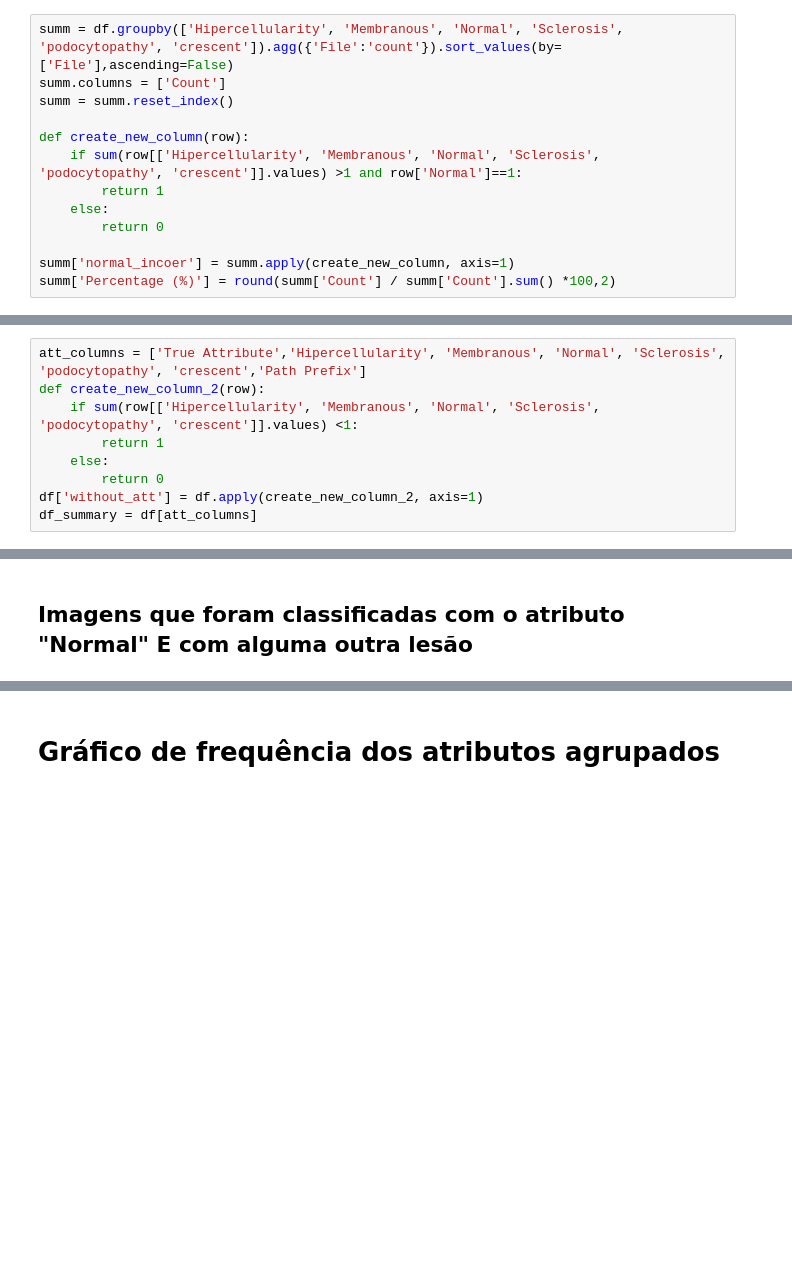
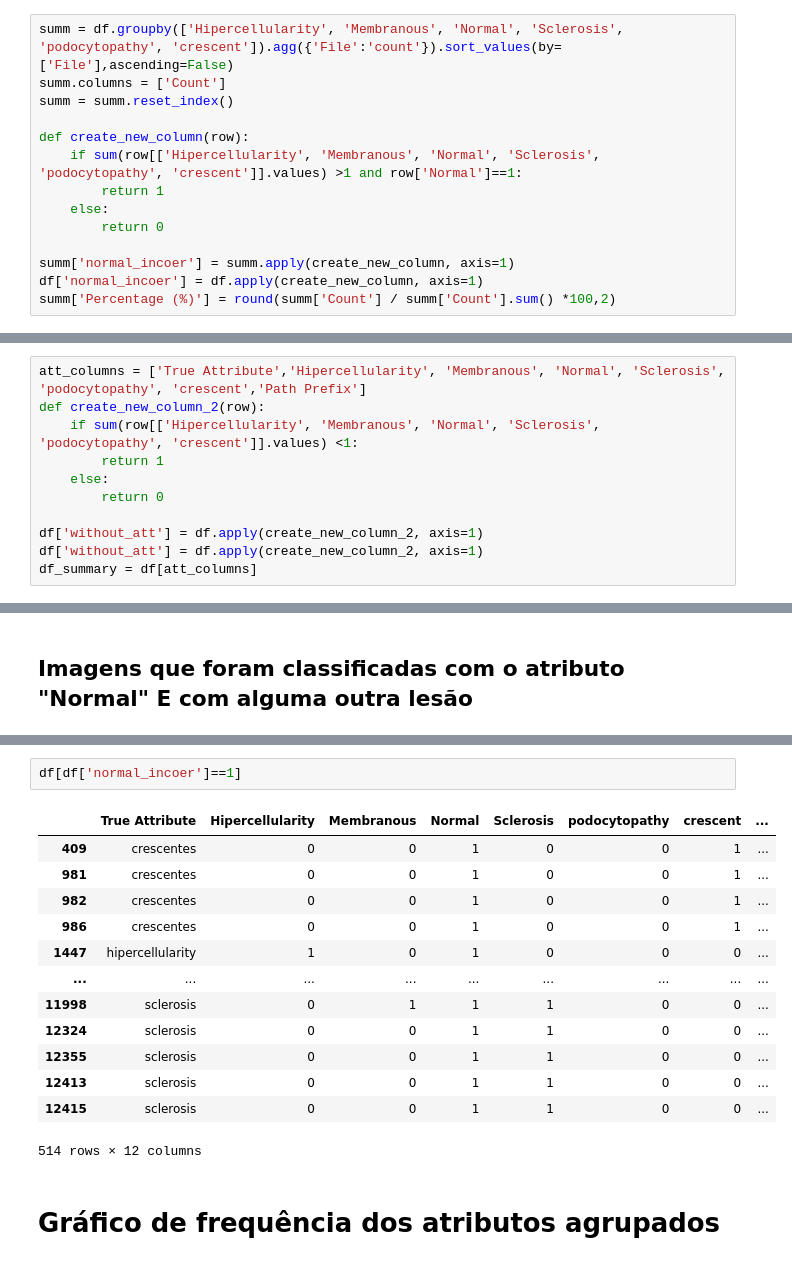
Before and after one commit to Terumo-App/terumo-model-binary-glomerulus-hypercellularity, a Jupyter notebook: notebooks/05_indexing_dataset.ipynb, the cells around one changed output, grey strips where cells are left out. Saved outputs shown, nothing was run; the diff lists cells and outputs as text; blank space fills up the shorter version.

```diff
--- a/notebooks/05_indexing_dataset.ipynb
+++ b/notebooks/05_indexing_dataset.ipynb
@@ -142,6 +142,7 @@ def create_new_column(row):
         return 0
 
 summ['normal_incoer'] = summ.apply(create_new_column, axis=1)
+df['normal_incoer'] = df.apply(create_new_column, axis=1)
 summ['Percentage (%)'] = round(summ['Count'] / summ['Count'].sum() *100,2)
 # %% [markdown]
 # Agrupamento das Top 10 combinações de Atributos Semânticos
@@ -166,6 +167,8 @@ def create_new_column_2(row):
         return 1
     else:
         return 0
+
+df['without_att'] = df.apply(create_new_column_2, axis=1)
 df['without_att'] = df.apply(create_new_column_2, axis=1)
 df_summary = df[att_columns]
 # %% [markdown]
@@ -220,6 +223,22 @@ summ[summ['normal_incoer']==1]
 | 26 | 0 | 0 | 1 | 0 | 0 | 1 | 4 | 1 | ... |
 | 28 | 0 | 1 | 1 | 0 | 1 | 0 | 2 | 1 | ... |
 | 29 | 0 | 1 | 1 | 1 | 0 | 0 | 1 | 1 | ... |
+# %%
+df[df['normal_incoer']==1]
+# %% [output]
+|  | True Attribute | Hipercellularity | Membranous | Normal | Sclerosis | podocytopathy | crescent | ... |
+| 409 | crescentes | 0 | 0 | 1 | 0 | 0 | 1 | ... |
+| 981 | crescentes | 0 | 0 | 1 | 0 | 0 | 1 | ... |
+| 982 | crescentes | 0 | 0 | 1 | 0 | 0 | 1 | ... |
+| 986 | crescentes | 0 | 0 | 1 | 0 | 0 | 1 | ... |
+| 1447 | hipercellularity | 1 | 0 | 1 | 0 | 0 | 0 | ... |
+| ... | ... | ... | ... | ... | ... | ... | ... | ... |
+| 11998 | sclerosis | 0 | 1 | 1 | 1 | 0 | 0 | ... |
+| 12324 | sclerosis | 0 | 0 | 1 | 1 | 0 | 0 | ... |
+| 12355 | sclerosis | 0 | 0 | 1 | 1 | 0 | 0 | ... |
+| 12413 | sclerosis | 0 | 0 | 1 | 1 | 0 | 0 | ... |
+| 12415 | sclerosis | 0 | 0 | 1 | 1 | 0 | 0 | ... |
+514 rows × 12 columns
 # %% [markdown]
 # Gráfico de frequência dos atributos agrupados
 # %%
```
